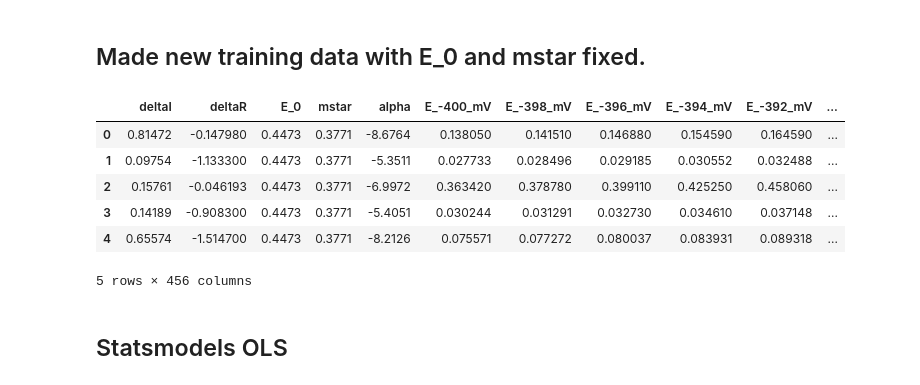
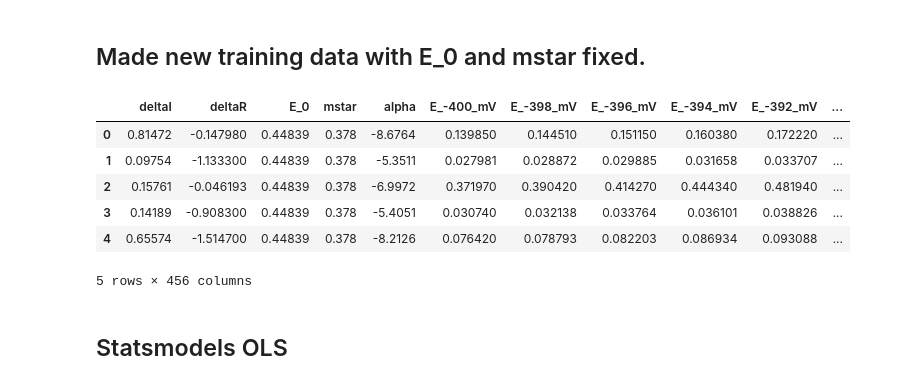
Before and after one commit to Lcollins91/DS_ResearchProject_ND, a Jupyter notebook: Hexagon_Spec_Models_v7_E0Mstarfixed_WithDispersion_BothKinds.ipynb, the cells around one changed output. Cells and saved outputs as stored; diff of their text form; code cells hidden in the pictures.

```diff
--- a/Hexagon_Spec_Models_v7_E0Mstarfixed_WithDispersion_BothKinds.ipynb
+++ b/Hexagon_Spec_Models_v7_E0Mstarfixed_WithDispersion_BothKinds.ipynb
@@ -92,6 +92,8 @@ def myResiduals(testY, predictY):
 ## Made new training data with E_0 and mstar fixed.
 # %%
 #Load the training data
+subset = 5 #every 10 mV
+start = 50 # for starting at -300mV
 
 peak_names = ['peak1', 'peak2', 'peak3', 'peak4']
 locs_names = ['loc1', 'loc2', 'loc3', 'loc4']
@@ -99,47 +101,54 @@ width_names = ['width1', 'width2', 'width3','width4']
 prom_names = ['prom1', 'prom2', 'prom3', 'prom4']
 
 energy = (pd.read_csv('Training_Data/Hexagon/HexagonBias_v4.csv', header=None)*1000).round().astype(int)
 energy_names = ['E_%i_mV' % item for item in list(energy.T[0])]
+energy_names2 = energy_names[start::subset]
+energy_names3 = energy_names[start::1]
 
 col_names2 = ['deltaI', 'deltaR', 'E_0', 'mstar', 'alpha']+ peak_names + locs_names + width_names + prom_names
+col_names2a = ['deltaI', 'deltaR', 'E_0', 'mstar', 'alpha']+ peak_names[1:] + locs_names + width_names + prom_names[1:]
 
 col_names1 = ['deltaI', 'deltaR', 'E_0', 'mstar', 'alpha'] + energy_names
 
-data1 = pd.read_csv('Training_Data/Hexagon/HexagonTrainingData070318_v11_E0Mfixed_specPoints.csv', header = None, names = col_names1)
-data2 = pd.read_csv('Training_Data/Hexagon/HexagonTrainingData070318_v11_E0Mfixed_peakinfo.csv', header = None, names = col_names2)
+#col_names_both = col_names2 + energy_names2
+col_names_both = col_names2a + energy_names2
+col_names_a = ['deltaI', 'deltaR', 'E_0', 'mstar', 'alpha'] + energy_names3
+
+data1 = pd.read_csv('Training_Data/Hexagon/HexagonTrainingData071318_v11_E0Mfixed_specPoints.csv', header = None, names = col_names1)
+data2 = pd.read_csv('Training_Data/Hexagon/HexagonTrainingData071318_v11_E0Mfixed_peakinfo.csv', header = None, names = col_names2)
 save_data = True
 
-energy_names2 = energy_names[0::subset]
-
-col_names_both = col_names2 + energy_names2
 
 data = data2.join(data1.drop(['deltaI', 'deltaR', 'E_0', 'mstar', 'alpha'], axis = 1), how = 'left')
 data = data[col_names_both]
 
-X1 = data1.drop(['deltaI', 'deltaR', 'E_0', 'mstar', 'alpha'], axis = 1)
-Y1 = data1[['deltaI', 'deltaR', 'alpha']]
+data1a = data1[col_names_a]
+data2a = data2[col_names2a]
 
-X2 = data2.drop(['deltaI', 'deltaR', 'E_0', 'mstar', 'alpha'], axis = 1)
-Y2 = data2[['deltaI', 'deltaR', 'alpha']]
+X1 = data1a.drop(['deltaI', 'deltaR', 'E_0', 'mstar', 'alpha'], axis = 1)
+Y1 = data1a[['deltaI', 'deltaR', 'alpha']]
+
+X2 = data2a.drop(['deltaI', 'deltaR', 'E_0', 'mstar', 'alpha'], axis = 1)
+Y2 = data2a[['deltaI', 'deltaR', 'alpha']]
 
 X = data.drop(['deltaI', 'deltaR', 'E_0', 'mstar', 'alpha'], axis = 1)
 Y = data[['deltaI', 'deltaR', 'alpha']]
 
 ts1 = 0.3
 rs1 = 42
 
 X1_train, X1_test, Y1_train, Y1_test = train_test_split(X1, Y1, test_size = ts1, random_state = rs1)
 X2_train, X2_test, Y2_train, Y2_test = train_test_split(X2, Y2, test_size = ts1, random_state = rs1)
 X_train, X_test, Y_train, Y_test = train_test_split(X, Y, test_size = ts1, random_state = rs1)
 
 data1.head()
 # %% [output]
 |  | deltaI | deltaR | E_0 | mstar | alpha | E_-400_mV | E_-398_mV | E_-396_mV | E_-394_mV | E_-392_mV | ... |
-| 0 | 0.81472 | -0.147980 | 0.4473 | 0.3771 | -8.6764 | 0.138050 | 0.141510 | 0.146880 | 0.154590 | 0.164590 | ... |
-| 1 | 0.09754 | -1.133300 | 0.4473 | 0.3771 | -5.3511 | 0.027733 | 0.028496 | 0.029185 | 0.030552 | 0.032488 | ... |
-| 2 | 0.15761 | -0.046193 | 0.4473 | 0.3771 | -6.9972 | 0.363420 | 0.378780 | 0.399110 | 0.425250 | 0.458060 | ... |
-| 3 | 0.14189 | -0.908300 | 0.4473 | 0.3771 | -5.4051 | 0.030244 | 0.031291 | 0.032730 | 0.034610 | 0.037148 | ... |
-| 4 | 0.65574 | -1.514700 | 0.4473 | 0.3771 | -8.2126 | 0.075571 | 0.077272 | 0.080037 | 0.083931 | 0.089318 | ... |
+| 0 | 0.81472 | -0.147980 | 0.44839 | 0.378 | -8.6764 | 0.139850 | 0.144510 | 0.151150 | 0.160380 | 0.172220 | ... |
+| 1 | 0.09754 | -1.133300 | 0.44839 | 0.378 | -5.3511 | 0.027981 | 0.028872 | 0.029885 | 0.031658 | 0.033707 | ... |
+| 2 | 0.15761 | -0.046193 | 0.44839 | 0.378 | -6.9972 | 0.371970 | 0.390420 | 0.414270 | 0.444340 | 0.481940 | ... |
+| 3 | 0.14189 | -0.908300 | 0.44839 | 0.378 | -5.4051 | 0.030740 | 0.032138 | 0.033764 | 0.036101 | 0.038826 | ... |
+| 4 | 0.65574 | -1.514700 | 0.44839 | 0.378 | -8.2126 | 0.076420 | 0.078793 | 0.082203 | 0.086934 | 0.093088 | ... |
 5 rows × 456 columns
 # %% [markdown]
 ## Statsmodels OLS
```
Also changed, not shown: parts of 22 cells of this notebook, 20 other files.
